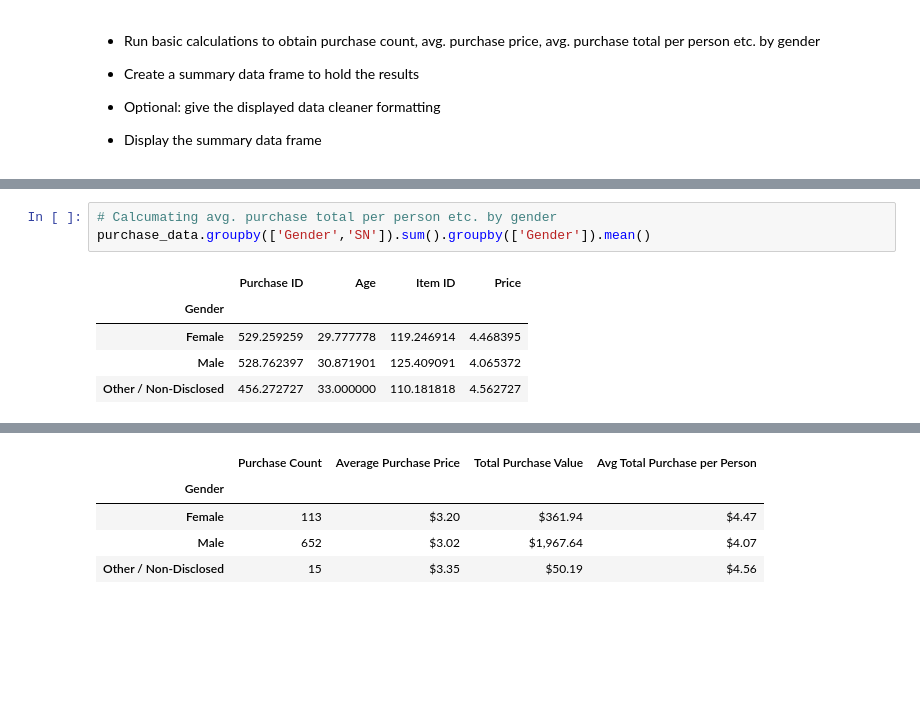
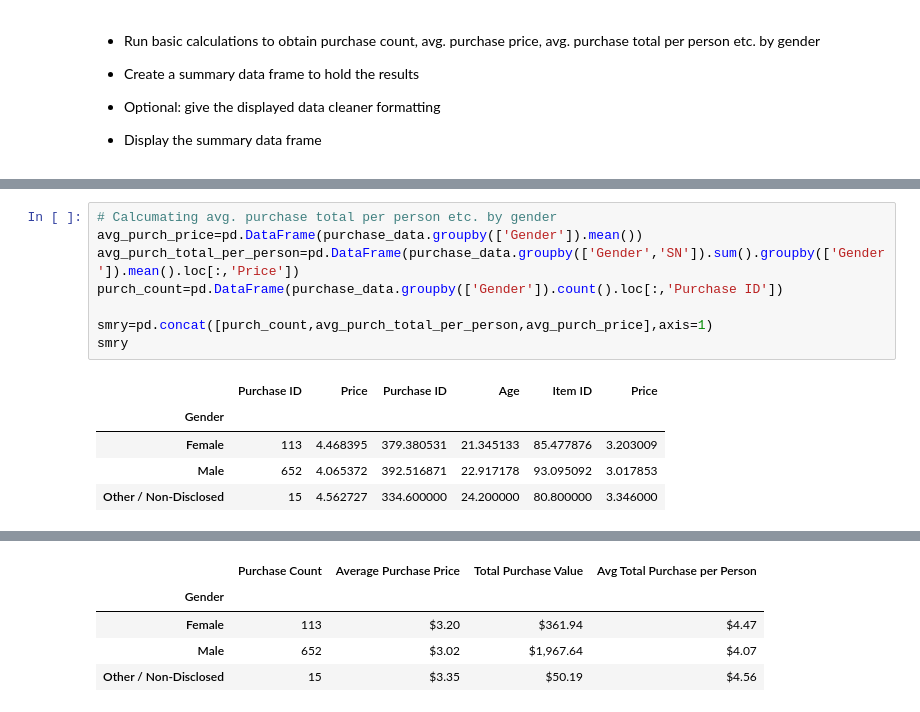
Before and after one commit to i-am-phoenix/heroe_of_pymoli_game_analysis, a Jupyter notebook: HeroesOfPymoli/HeroesOfPymoli_starter.ipynb, the cells around one changed output, grey strips where cells are left out. Saved outputs shown, nothing was run; the diff lists cells and outputs as text; blank space fills up the shorter version.

```diff
--- a/HeroesOfPymoli/HeroesOfPymoli_starter.ipynb
+++ b/HeroesOfPymoli/HeroesOfPymoli_starter.ipynb
@@ -165,10 +175,15 @@ purchase_data.groupby(['Gender']).sum().loc['Other / Non-Disclosed'][3].round(2)
 50.19
 # %%
 # Calcumating avg. purchase total per person etc. by gender
-purchase_data.groupby(['Gender','SN']).sum().groupby(['Gender']).mean()
+avg_purch_price=pd.DataFrame(purchase_data.groupby(['Gender']).mean())
+avg_purch_total_per_person=pd.DataFrame(purchase_data.groupby(['Gender','SN']).sum().groupby(['Gender']).mean().loc[:,'Price'])
+purch_count=pd.DataFrame(purchase_data.groupby(['Gender']).count().loc[:,'Purchase ID'])
+
+smry=pd.concat([purch_count,avg_purch_total_per_person,avg_purch_price],axis=1)
+smry
 # %% [output]
-|  | Purchase ID | Age | Item ID | Price |
-| Gender |  |  |  |  |
-| Female | 529.259259 | 29.777778 | 119.246914 | 4.468395 |
-| Male | 528.762397 | 30.871901 | 125.409091 | 4.065372 |
-| Other / Non-Disclosed | 456.272727 | 33.000000 | 110.181818 | 4.562727 |
+|  | Purchase ID | Price | Purchase ID | Age | Item ID | Price |
+| Gender |  |  |  |  |  |  |
+| Female | 113 | 4.468395 | 379.380531 | 21.345133 | 85.477876 | 3.203009 |
+| Male | 652 | 4.065372 | 392.516871 | 22.917178 | 93.095092 | 3.017853 |
+| Other / Non-Disclosed | 15 | 4.562727 | 334.600000 | 24.200000 | 80.800000 | 3.346000 |
```
Also changed, not shown: parts of 5 cells of this notebook.
